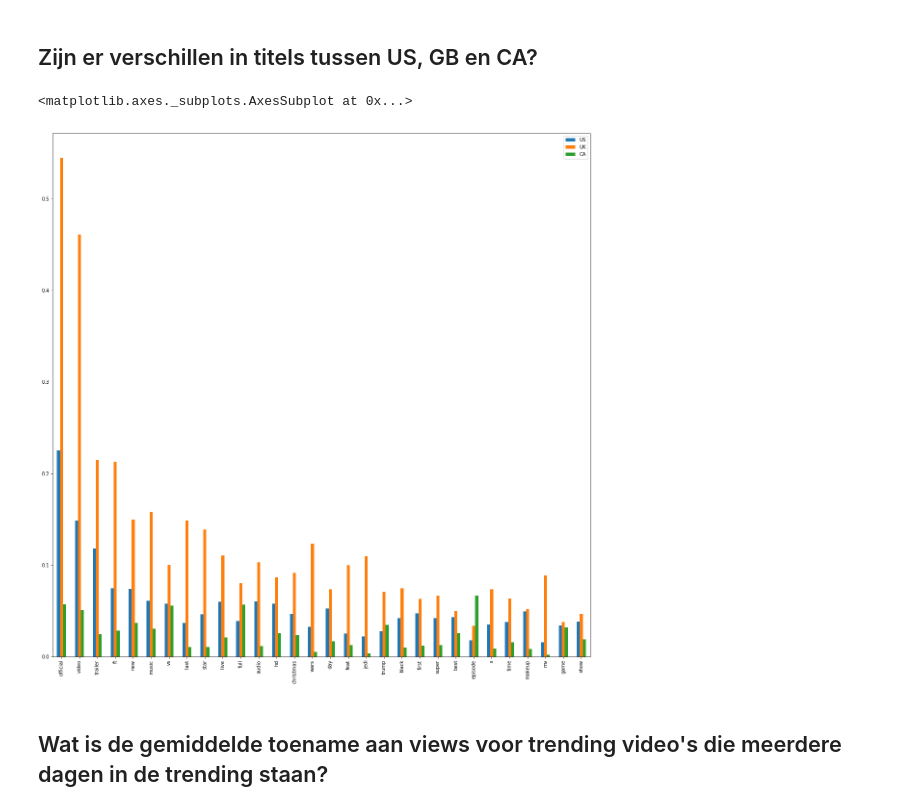
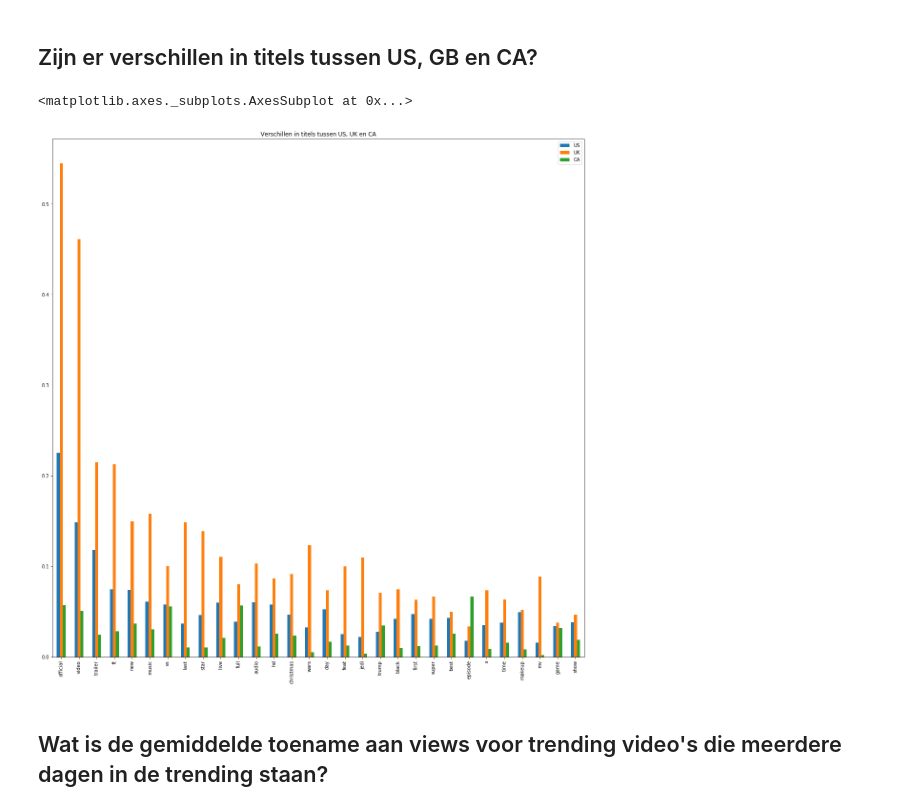
Before and after one commit to SandervWickeren/DataScience_YouTube, a Jupyter notebook: ResultsFile.ipynb, the cells around one changed output. Drawn from its saved outputs; the diff is of its cells as text; code cells hidden in the pictures.

```diff
--- a/ResultsFile.ipynb
+++ b/ResultsFile.ipynb
@@ -206,14 +221,15 @@ trending.sort_values(by='views').plot(x='views', y="dislike_view_ratio", figsize
 # %%
 
 US=stripTitlesToDict(trending.title.values,"US")
 CA=stripTitlesToDict(trending_CA.title.values,"CA")
 UK=stripTitlesToDict(trending_UK.title.values,"UK")
 US= US.join(CA).join(UK)
 US["total"]=US.UK+US.US+US.CA
-US.sort_values("total",ascending=False)[["US","UK","CA"]][:30].plot(kind="bar",figsize=(20,20))
+US.sort_values("total",ascending=False)[["US","UK","CA"]][:30].plot(kind="bar",figsize=(20,20),
+                                                                    title='Verschillen in titels tussen US, UK en CA')
 # %% [output]
 <matplotlib.axes._subplots.AxesSubplot at 0x...>
-[figure, old version]
+[figure, new version]
 # %% [markdown]
 ##  Wat is de gemiddelde toename aan views voor trending video's die meerdere dagen in de trending staan?
 # %%
```
Also changed, not shown: parts of 3 cells of this notebook.
